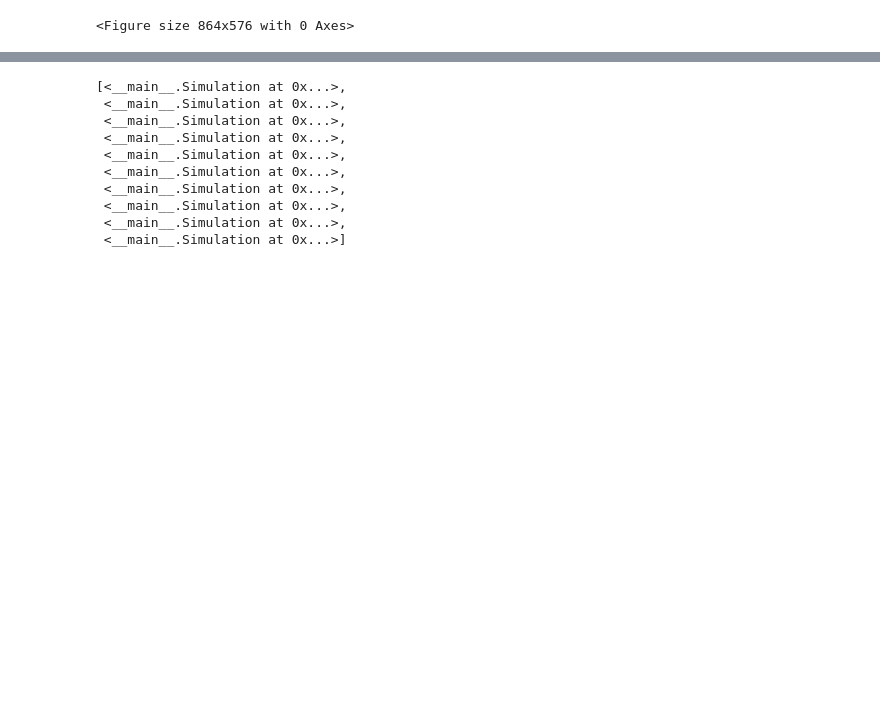
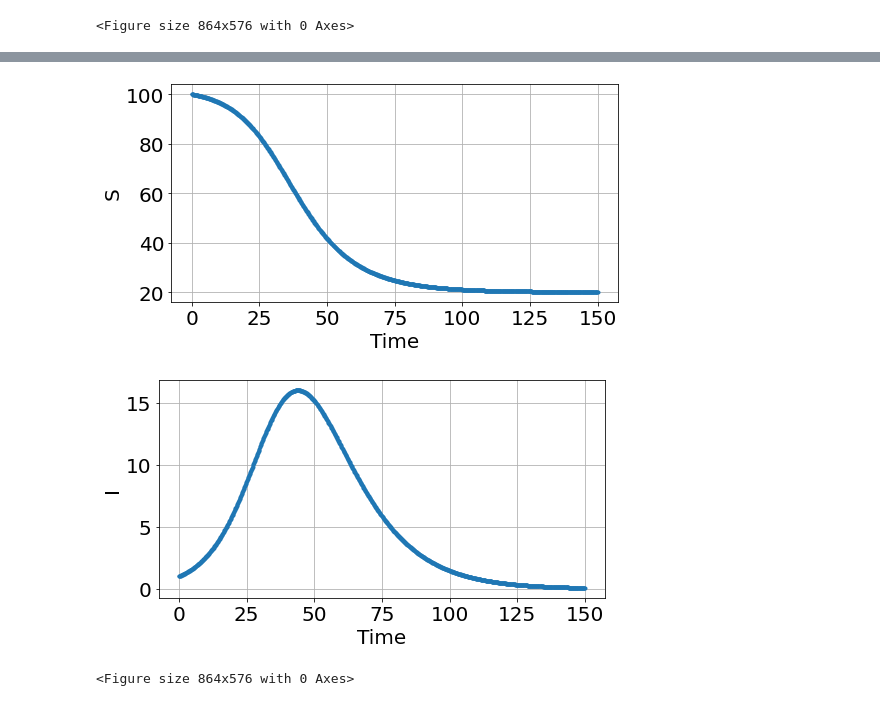
Before and after one commit to bblais/pyndamics3, a Jupyter notebook: 00_core.ipynb, the cells around one changed output, grey strips where cells are left out. Cells and saved outputs as stored; diff of their text form; code cells hidden in the pictures; blank space fills up the shorter version.

```diff
--- a/00_core.ipynb
+++ b/00_core.ipynb
@@ -1773,13 +1720,13 @@ results=explore_parameters(sim,50,Kt=linspace(10,100,10))
-# %%
-results
-# %% [output]
-[<__main__.Simulation at 0x...>,
- <__main__.Simulation at 0x...>,
- <__main__.Simulation at 0x...>,
- <__main__.Simulation at 0x...>,
- <__main__.Simulation at 0x...>,
- <__main__.Simulation at 0x...>,
- <__main__.Simulation at 0x...>,
- <__main__.Simulation at 0x...>,
- <__main__.Simulation at 0x...>,
- <__main__.Simulation at 0x...>]
+# %%
+sim=Simulation()
+sim.figsize=(8,4)
+sim.add("S'=-β*S*I/N",100,plot=1)
+sim.add("I'=+β*S*I/N - γ*I",1,plot=2)
+sim.add("R'=+γ*I",0,plot=0)
+sim.add("N=S+I+R",plot=0)
+sim.params(β=0.2,γ=0.1)
+sim.run(150)
+# %% [output]
+[figure, added]
+[figure, added]
+<Figure size 864x576 with 0 Axes>
```
Also changed, not shown: parts of 6 cells of this notebook, 5 other files.
